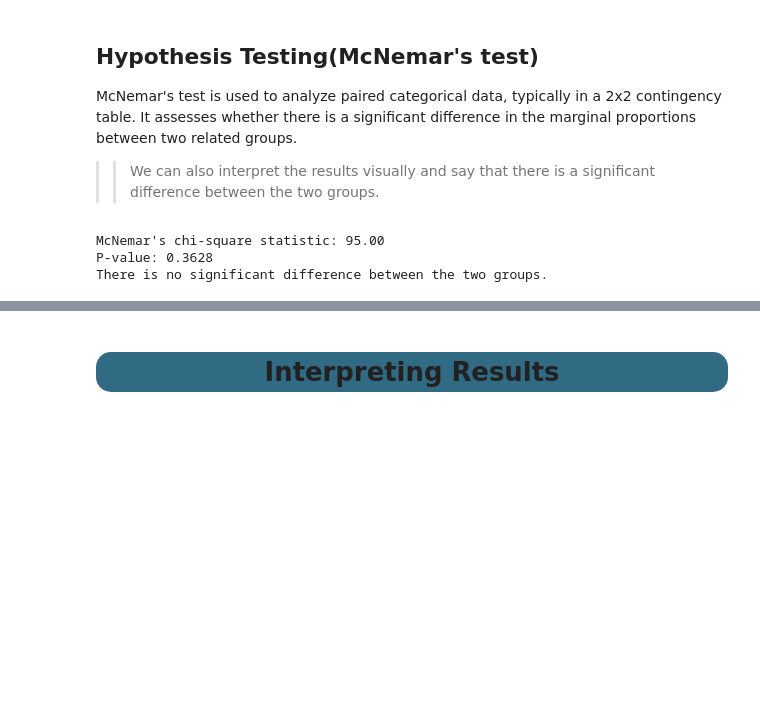
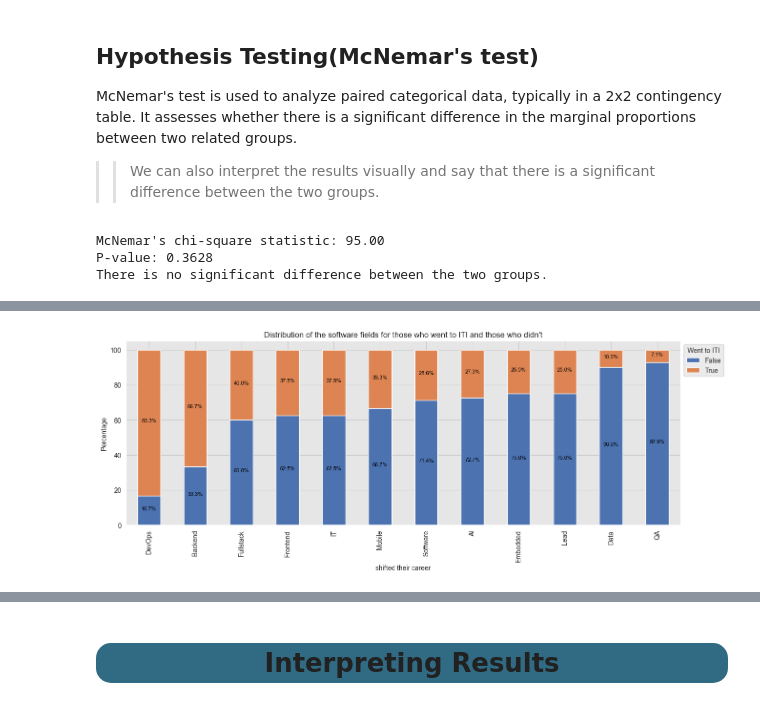
Before and after one commit to Mostafa-wael/Exploring-the-Landscape-of-the-Egyptian-Software-Market, a Jupyter notebook: notebooks/causal.ipynb, the cells around one changed output, grey strips where cells are left out. Cells and saved outputs as stored; diff of their text form; code cells hidden in the pictures; blank space fills up the shorter version.

```diff
--- a/notebooks/causal.ipynb
+++ b/notebooks/causal.ipynb
@@ -55,8 +55,8 @@ experience_df.head()
 # %% [markdown]
 ## Filter Undergrads
 # %%
-experience_df = experience_df[(experience_df['title_tag'] != 'internship') & (experience_df['title_tag'] != 'Internship') & (experience_df['EmploymentType'] != 'Internship')]
-experience_df = experience_df[(experience_df['title_tag'] != 'student')]
+experience_df = experience_df[(experience_df['title_tag'] != 'Internship') & (experience_df['EmploymentType'] != 'Internship')]
+experience_df = experience_df[(experience_df['title_tag'] != 'Student')]
 experience_df = experience_df[(experience_df['title_tag'] != 'Teaching')]
 print(experience_df.shape)
 experience_df.head()
@@ -294,26 +301,14 @@ There is no significant difference between the two groups.
 # %%
-# Draw a stack plot to show the percentage each faculty_name and title_tag for the shifted_df
-segment_counts = working_df.groupby(['title_tag', 'has_iti']).size().unstack()
-
-# if the count of a title_tag is less than n, drop it
-n = 3
-segment_counts = segment_counts.drop(segment_counts[segment_counts.sum(axis=1) < n].index, axis=0)
-
-# Calculate the percentages
-segment_percents = segment_counts.div(segment_counts.sum(axis=1), axis=0) * 100
-
-# Order segment_percents based on shifted = True
-segment_percents = segment_percents.sort_values(by=True, ascending=False)
-
-# Plot the stacked bar chart with percentages
-ax = segment_percents.plot(kind='bar', stacked=True, figsize=(15, 5))
-
-# Add percentage labels to the bars
-for container in ax.containers:
-    ax.bar_label(container, label_type='center', fontsize=8, color='black', fmt='%.1f%%', padding=3)
-
-plt.xlabel('shifted their career')
-plt.ylabel('Percentage')
-plt.title('Distribution of the software field for those who went to ITI and those who didn\'t')
-plt.legend(title='Went to ITI', bbox_to_anchor=(1, 1), loc='upper left')
-plt.show()
+def drawSegPlot(df, xlabel, ylabel, title, legend_title, groupBy1, groupBy2, figsize=(15, 5), n=3):
+    segment_counts = df.groupby([groupBy1, groupBy2]).size().unstack()
+    segment_counts = segment_counts.drop(segment_counts[segment_counts.sum(axis=1) < n].index, axis=0)
+    segment_percents = segment_counts.div(segment_counts.sum(axis=1), axis=0) * 100
+    segment_percents = segment_percents.sort_values(by=True, ascending=False)
+    ax = segment_percents.plot(kind='bar', stacked=True, figsize=figsize)
+    for container in ax.containers:
+        ax.bar_label(container, label_type='center', fontsize=8, color='black', fmt='%.1f%%', padding=3)
+    plt.xlabel(xlabel)
+    plt.ylabel(ylabel)
+    plt.title(title)
+    plt.legend(title=legend_title, bbox_to_anchor=(1, 1), loc='upper left')
+    plt.show()
@@ -321,0 +317,5 @@ plt.show()
+# %%
+
+drawSegPlot(working_df[working_df['shifted'] == True], 'shifted their career', 'Percentage', 'Distribution of the software fields for those who went to ITI and those who didn\'t', 'Went to ITI', 'title_tag', 'has_iti' ,figsize=(15, 5), n=3)
+# %% [output]
+[figure, added]
```
Also changed, not shown: parts of 7 cells of this notebook, 1 other file.
